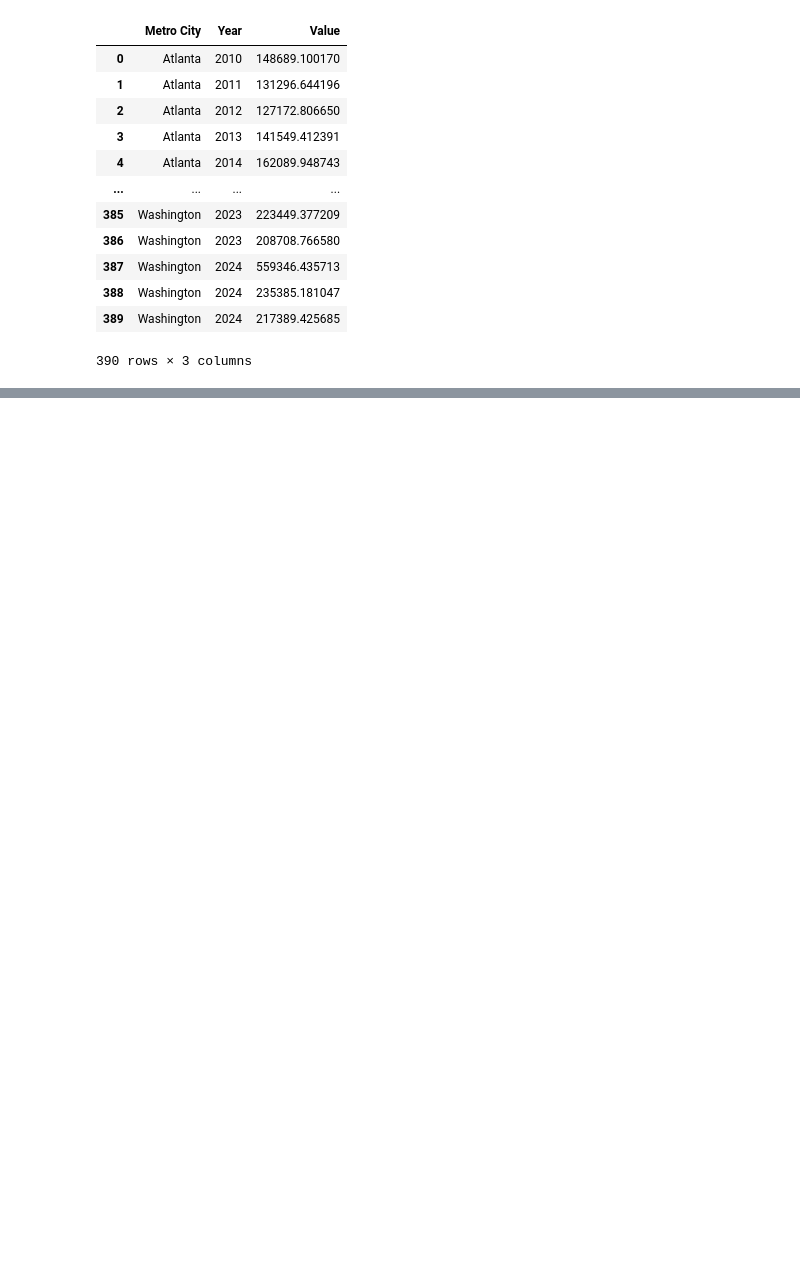
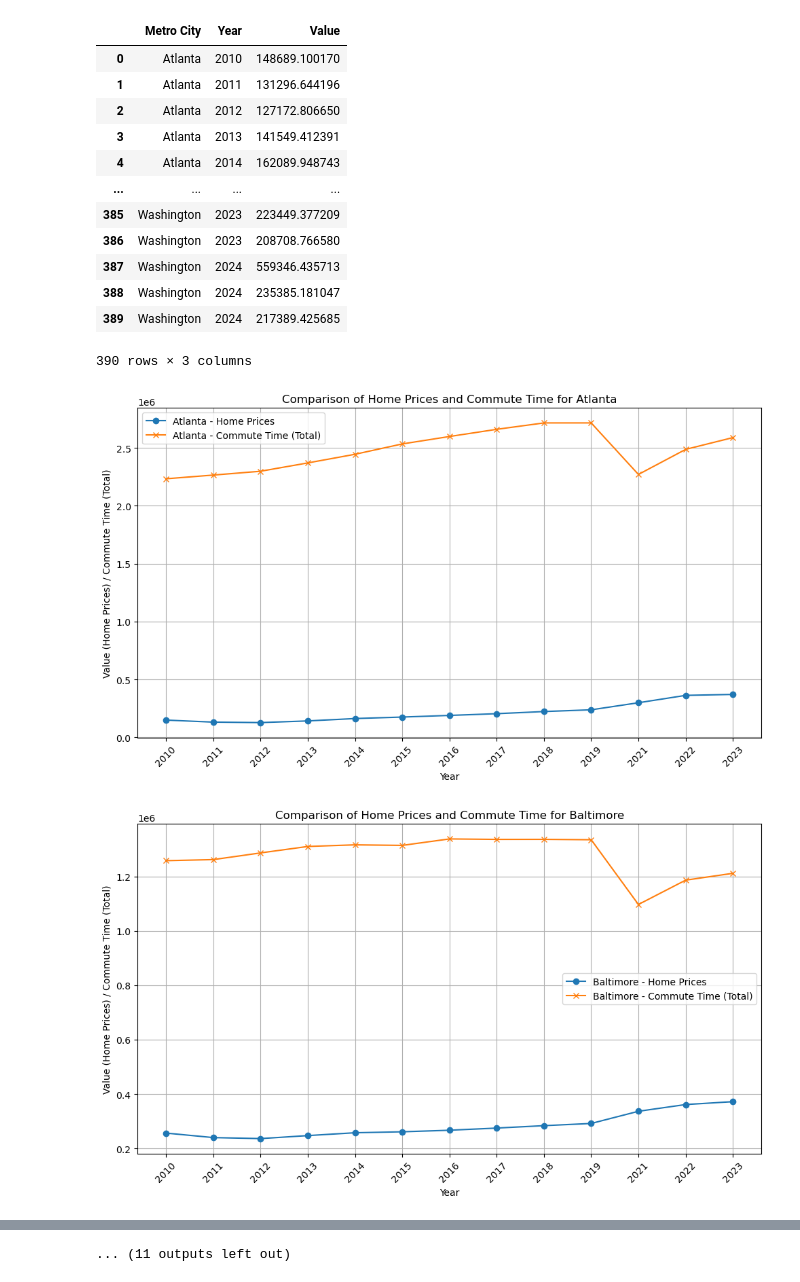
Before and after one commit to tsjohns9/ai-project-2, a Jupyter notebook: House_Prices.ipynb, the cells around one changed output, grey strips where cells are left out. Saved outputs shown, nothing was run; the diff lists cells and outputs as text; code cells hidden in the pictures; blank space fills up the shorter version.

Commit message:
Charts

```diff
--- a/House_Prices.ipynb
+++ b/House_Prices.ipynb
@@ -165,3 +165,49 @@ Home_Prices_Adjusted_df
 | 388 | Washington | 2024 | 235385.181047 |
 | 389 | Washington | 2024 | 217389.425685 |
 390 rows × 3 columns
+# %%
+import pandas as pd
+import matplotlib.pyplot as plt
+
+# Load the commute time data (assuming you've already done this)
+commute_df = pd.read_csv("Commute_Time_By_Top_25_Metro_Area_All_Years__Three Buckets_Percentage.csv")
+
+# Assuming 'Year' is already in the commute_df, otherwise convert if necessary
+commute_df['Year'] = commute_df['Year'].astype(str)
+
+# Merge the home prices data with the commute data on Metro City (from home prices) and Metro (from commute)
+# and Year column in both DataFrames
+merged_df = pd.merge(
+    Home_Prices_Adjusted_df,        # Home prices data
+    commute_df,                     # Commute time data
+    left_on=['Metro City', 'Year'],  # Left keys for merging (home prices)
+    right_on=['Metro', 'Year'],      # Right keys for merging (commute data)
+    how='inner'                     # Perform inner join to keep matching rows only
+)
+
+# Loop through each unique metro city and create a separate plot for each city
+for metro in merged_df['Metro City'].unique():
+    city_data = merged_df[merged_df['Metro City'] == metro]
+
+    plt.figure(figsize=(10, 6))
+
+    # Plot Home Prices
+    plt.plot(city_data['Year'], city_data['Value'], label=f'{metro} - Home Prices', marker='o')
+
+    # Plot Commute Time (Total)
+    plt.plot(city_data['Year'], city_data['Total'], label=f'{metro} - Commute Time (Total)', marker='x')
+
+    # Customize each plot
+    plt.title(f"Comparison of Home Prices and Commute Time for {metro}")
+    plt.xlabel("Year")
+    plt.ylabel("Value (Home Prices) / Commute Time (Total)")
+    plt.xticks(rotation=45)
+    plt.legend(loc='best')
+    plt.grid(True)
+
+    # Show the plot for this city
+    plt.tight_layout()
+    plt.show()
+# %% [output]
+[figure, added]
+[figure, added]
@@ -167,0 +224 @@ Home_Prices_Adjusted_df
+... (11 outputs left out)
```
Also changed, not shown: parts of 1 cell of this notebook.
